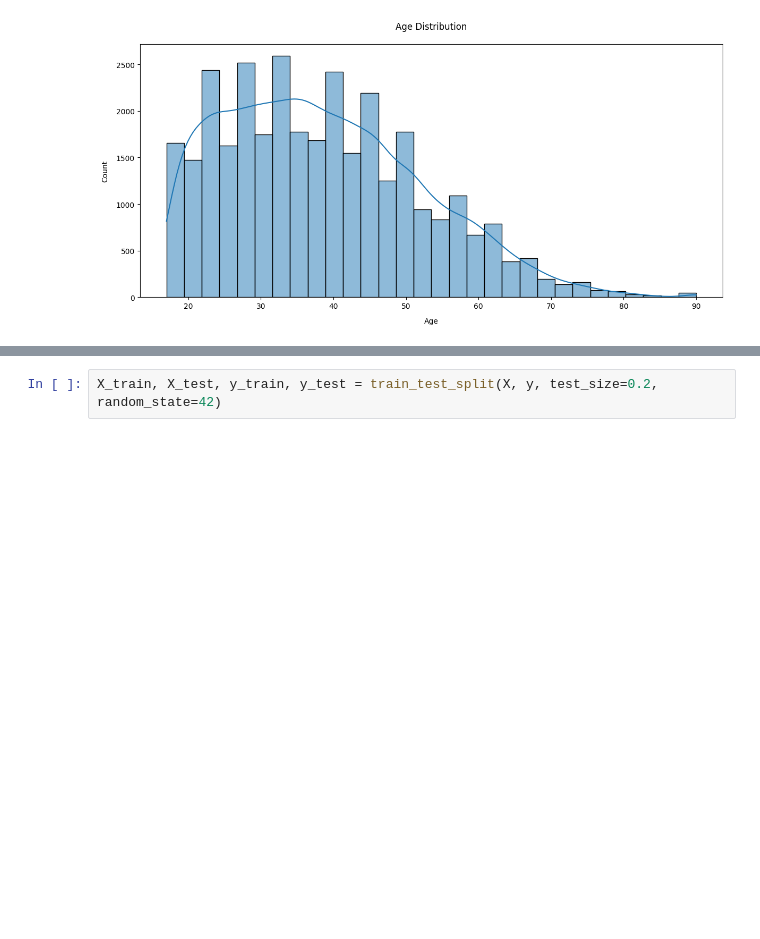
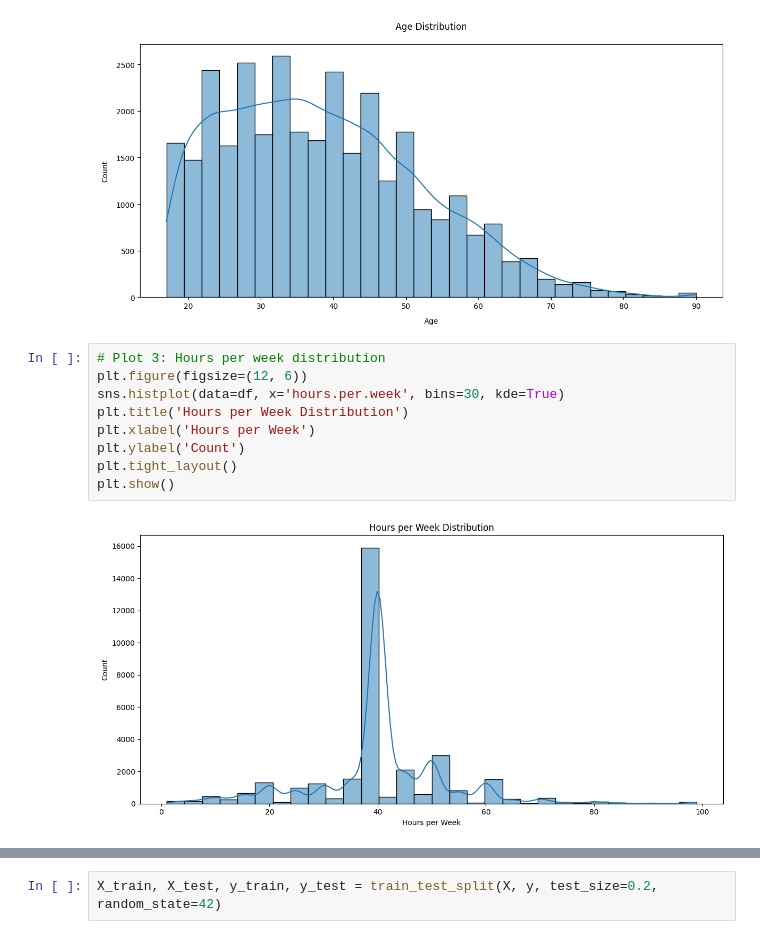
Before and after one commit to mohamed-geweida/adult-census-income-ml, a Jupyter notebook: adult_census_income.ipynb, the cells around one changed output, grey strips where cells are left out. Saved outputs shown, nothing was run; the diff lists cells and outputs as text; blank space fills up the shorter version.

```diff
--- a/adult_census_income.ipynb
+++ b/adult_census_income.ipynb
@@ -119,3 +108,14 @@ plt.tight_layout()
 plt.show()
 # %% [output]
 [figure]
+# %%
+# Plot 3: Hours per week distribution
+plt.figure(figsize=(12, 6))
+sns.histplot(data=df, x='hours.per.week', bins=30, kde=True)
+plt.title('Hours per Week Distribution')
+plt.xlabel('Hours per Week')
+plt.ylabel('Count')
+plt.tight_layout()
+plt.show()
+# %% [output]
+[figure, added]
```
Also changed, not shown: parts of 18 cells of this notebook.
